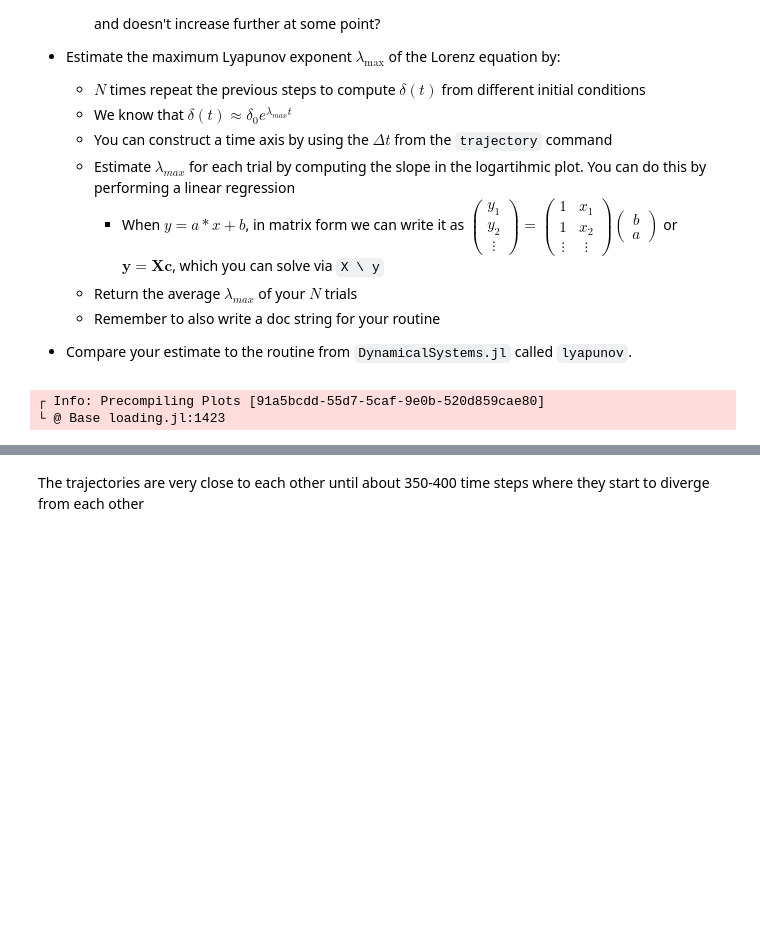
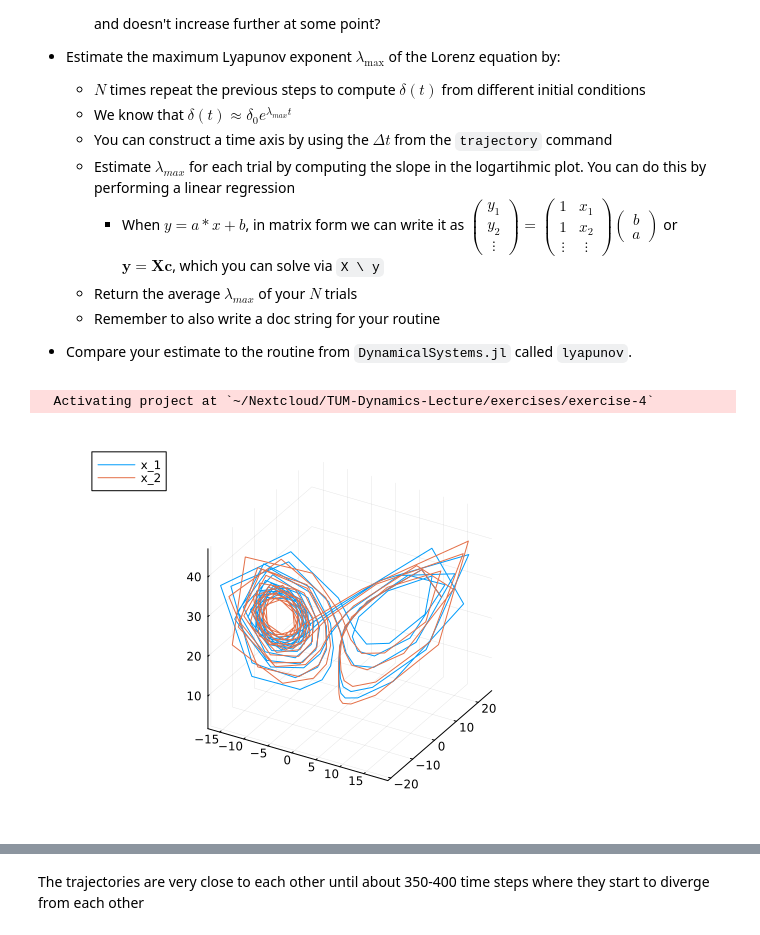
Before and after one commit to TUM-PIK-ESM/TUM-Dynamics-Lecture, a Jupyter notebook: exercises/exercise-4/exercise-4-solutions.ipynb, the cells around one changed output, grey strips where cells are left out. Saved outputs shown, nothing was run; the diff lists cells and outputs as text; code cells hidden in the pictures; blank space fills up the shorter version.

Commit message:
exercise 4 and 5

```diff
--- a/exercises/exercise-4/exercise-4-solutions.ipynb
+++ b/exercises/exercise-4/exercise-4-solutions.ipynb
@@ -20,21 +20,25 @@
     * Remember to also write a doc string for your routine
 
 * Compare your estimate to the routine from `DynamicalSystems.jl` called `lyapunov`.
+# %%
+import Pkg
+Pkg.activate(".")
+# %% [output]
+  Activating project at `~/Nextcloud/TUM-Dynamics-Lecture/exercises/exercise-4`
 # %%
 using DynamicalSystems, StatsBase, Plots
 
 
 ds = DynamicalSystems.Systems.lorenz()
 
 u₀ = 10 .*(rand(3) .- 0.5)
-transient = trajectory(ds, 0., u₀, Ttr=30.)
-tr_1 = Matrix(trajectory(ds, 15.,transient[1,:]))
-tr_2 = Matrix(trajectory(ds, 15.,transient[1,:] .+ 0.01))
-δ = sqrt.(sum(abs2,tr_1 - tr_2,dims=2))
+transient = trajectory(ds, 0., u₀, Ttr=30.)[1]
+tr_1 = trajectory(ds, 15.,transient[1,:])[1]
+tr_2 = trajectory(ds, 15.,Vector(transient[1,:]) .+ 0.01)[1]
+δ = sqrt.(sum(abs2,Matrix(tr_1) - Matrix(tr_2),dims=2))
 
 plot(tr_1[:,1], tr_1[:,2], tr_1[:,3], label="x_1")
 plot!(tr_2[:,1], tr_2[:,2], tr_2[:,3], label="x_2")
 # %% [output]
-┌ Info: Precompiling Plots [91a5bcdd-55d7-5caf-9e0b-520d859cae80]
-└ @ Base loading.jl:1423
+[figure, added]
 # %%
```
Also changed, not shown: parts of 5 cells of this notebook, 6 other files.
